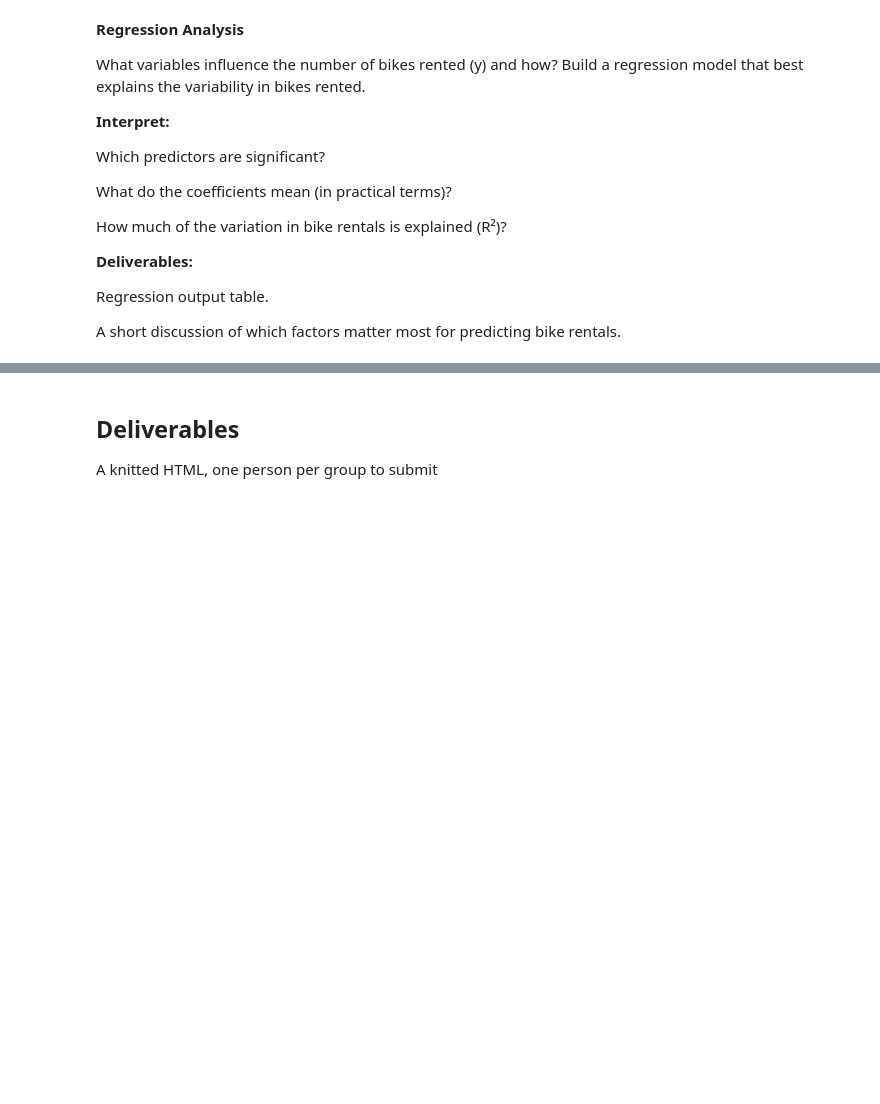
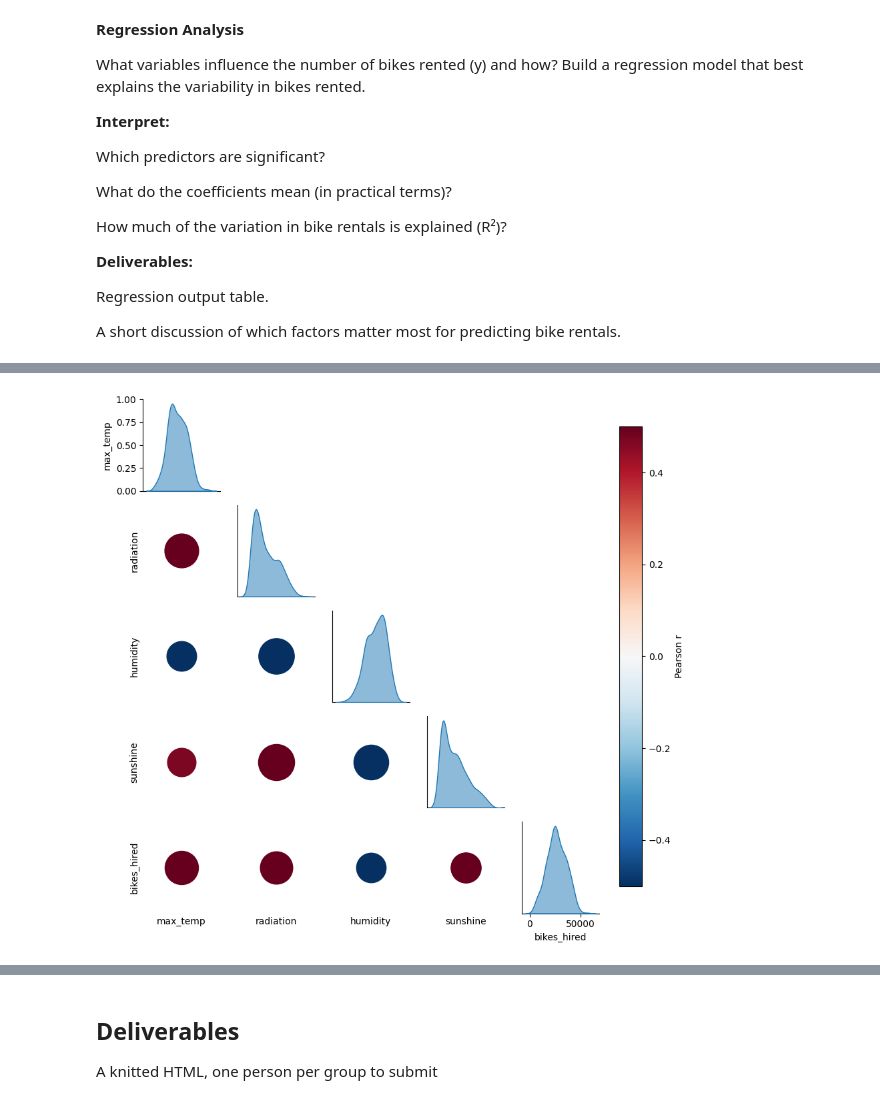
Before and after one commit to VitosTamas271/Analytics-through-coding-in-class, a Jupyter notebook: Session_3/Group_Project.ipynb, the cells around one changed output, grey strips where cells are left out. Saved outputs shown, nothing was run; the diff lists cells and outputs as text; code cells hidden in the pictures; blank space fills up the shorter version.

```diff
--- a/Session_3/Group_Project.ipynb
+++ b/Session_3/Group_Project.ipynb
@@ -365,0 +396,46 @@ A short discussion of which factors matter most for predicting bike rentals.
+# %%
+import seaborn as sns, matplotlib.pyplot as plt, numpy as np
+from matplotlib.colors import Normalize
+
+vars_order = ['max_temp', 'radiation', 'humidity', 'sunshine', 'bikes_hired']
+df_plot = london_bike_copy.iloc[::10, :].copy()
+
+# bubble plot for correlations
+def corr_dot(x, y, **kws):
+    ax = plt.gca()
+    x, y = np.asarray(x, float), np.asarray(y, float)
+    m = np.isfinite(x) & np.isfinite(y)
+    r = 0.0 if m.sum() < 2 else np.corrcoef(x[m], y[m])[0, 1]
+    # scatter bubble in middle of cell
+    ax.scatter(0.5, 0.5, s=2000*abs(r), c=[[r]],
+               cmap=kws["cmap"], norm=kws["norm"],
+               transform=ax.transAxes)
+    # clean ticks & spines but KEEP axis for labels
+    ax.set_xticks([]); ax.set_yticks([])
+    for spine in ax.spines.values(): spine.set_visible(False)
+
+# hide upper triangle completely
+def hide_axis(*args, **kwargs):
+    plt.gca().set_visible(False)
+
+g = sns.PairGrid(df_plot, vars=vars_order, diag_sharey=False, height=1.7)
+# diagonal: filled KDE
+g.map_diag(
+    sns.kdeplot,
+    fill=True, alpha=0.5
+)
+norm = Normalize(-0.5, 0.5)
+g.map_lower(corr_dot, norm=norm, cmap="RdBu_r")
+g.map_upper(hide_axis)
+
+# labels for lower axes
+for ax, lab in zip(g.axes[-1, :], vars_order): ax.set_xlabel(lab)
+for ax, lab in zip(g.axes[:, 0], vars_order):  ax.set_ylabel(lab)
+
+# colorbar
+sm = plt.cm.ScalarMappable(norm=norm, cmap="RdBu_r"); sm.set_array([])
+g.fig.colorbar(sm, ax=g.axes, fraction=0.046, pad=0.04, label="Pearson r")
+
+plt.show()
+# %% [output]
+[figure, added]
```
Also changed, not shown: parts of 4 cells of this notebook.
